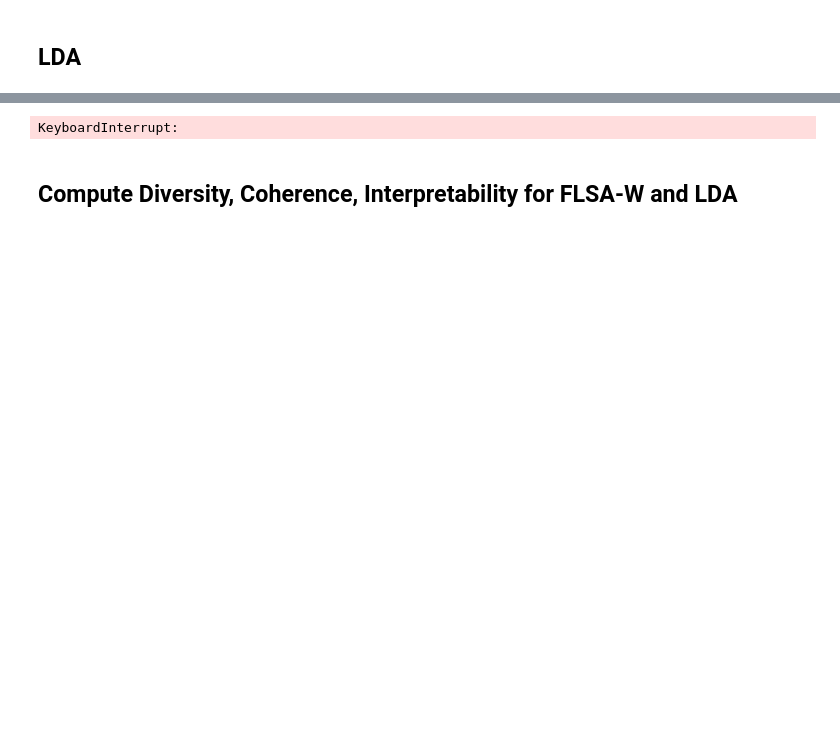
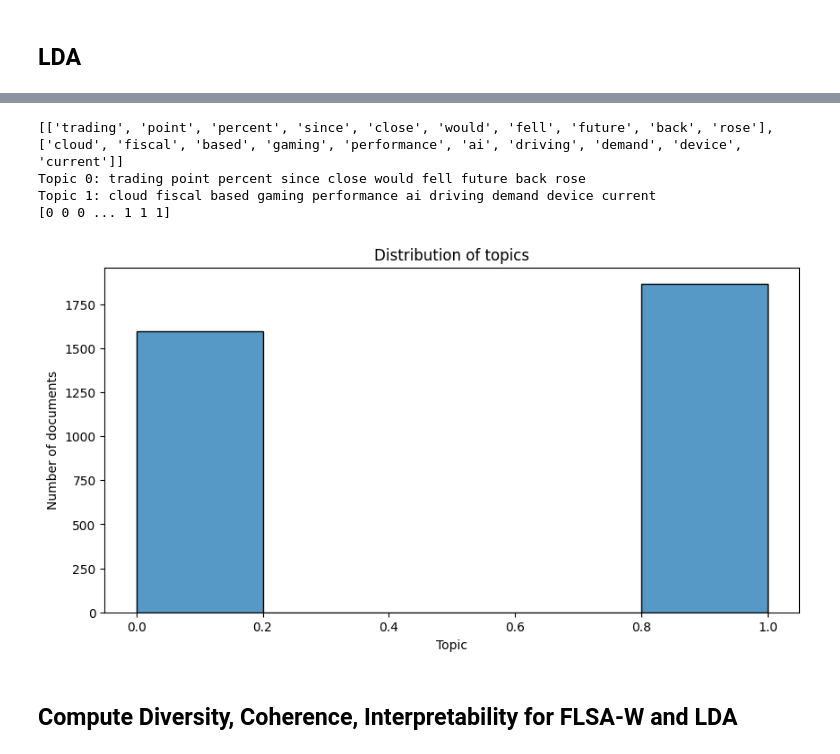
Before and after one commit to ifepechigo/Natural_Language_Processing, a Jupyter notebook: third_iteration.ipynb, the cells around one changed output, grey strips where cells are left out. Saved outputs shown, nothing was run; the diff lists cells and outputs as text; code cells hidden in the pictures; blank space fills up the shorter version.

Commit message:
Added the graphs to results folder and now all fot the code should have output

```diff
--- a/third_iteration.ipynb
+++ b/third_iteration.ipynb
@@ -218,7 +215,7 @@ print(topic_dist)
 
 #plot the distribution of topics
 plt.figure(figsize=(10, 5))
-sns.histplot(topic_dist.argmax(axis=1), bins=5)
+sns.histplot(topic_dist, bins=5)
 plt.xlabel('Topic')
 plt.ylabel('Number of documents')
 plt.title('Distribution of topics')
@@ -229,9 +226,13 @@ Traceback (most recent call last):
     scores = scorer(estimator, X_test, **score_params)
              ^^^^^^^^^^^^^^^^^^^^^^^^^^^^^^^^^^^^^^^^^
 TypeError: _BaseScorer.__call__() missing 1 required positional argument: 'y_true'
 
   warnings.warn(
-KeyboardInterrupt:
+[['trading', 'point', 'percent', 'since', 'close', 'would', 'fell', 'future', 'back', 'rose'], ['cloud', 'fiscal', 'based', 'gaming', 'performance', 'ai', 'driving', 'demand', 'device', 'current']]
+Topic 0: trading point percent since close would fell future back rose
+Topic 1: cloud fiscal based gaming performance ai driving demand device current
+[0 0 0 ... 1 1 1]
+[figure, added]
 # %%
 # create a cluster plot for the topics
 
```
Also changed, not shown: parts of 13 cells of this notebook, 47 other files.
